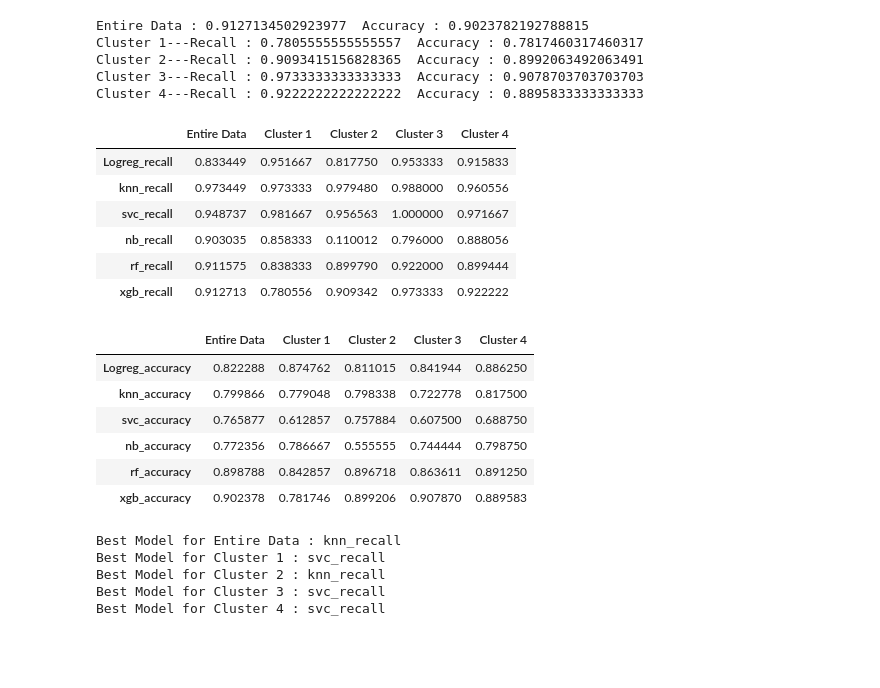
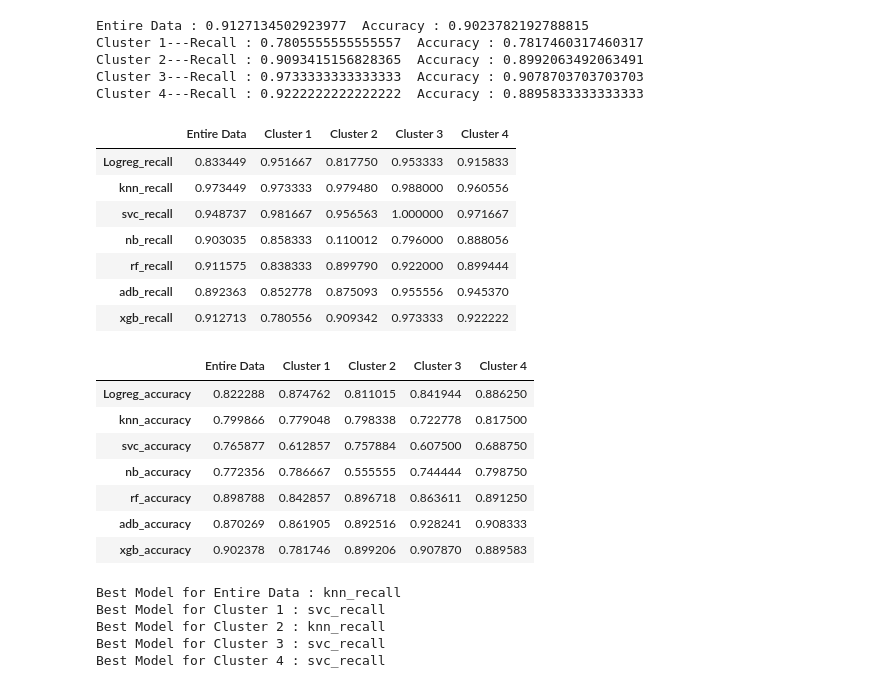
Before and after one commit to Shashank-Sundi/NOTEBOOKS, a Jupyter notebook: INSURANCE-CLAIM-FRAUD.ipynb, the cells around one changed output. Saved outputs shown, nothing was run; the diff lists cells and outputs as text; code cells hidden in the pictures; blank space fills up the shorter version.

```diff
--- a/INSURANCE-CLAIM-FRAUD.ipynb
+++ b/INSURANCE-CLAIM-FRAUD.ipynb
@@ -1006,0 +1077,30 @@ Cluster 4---Recall : 0.8994444444444446  Accuracy : 0.89125
+# %%
+#Trying ADABOOST WITH LOGISTIC REG
+
+from sklearn.ensemble import AdaBoostClassifier
+from sklearn.tree import DecisionTreeClassifier
+
+scores_adb_logreg=[]
+accuracy_adb_logreg=[]
+
+for i in [data,data_c1,data_c2,data_c3,data_c4]:
+        X=i.drop(['fraud_reported'],axis=1)
+        y=i.fraud_reported
+        X_train,X_test,y_train,y_test=train_test_split(X,np.ravel(y),test_size=0.3,random_state=2)
+
+        adb_logreg=AdaBoostClassifier(base_estimator=LogisticRegression(max_iter=1000,solver='newton-cg'), n_estimators=50, learning_rate=0.3, algorithm="SAMME.R")
+        cv=RepeatedStratifiedKFold(n_splits=10, n_repeats=3,random_state=1)
+
+        #collecting recall
+        recall=cross_val_score(adb_logreg,X,y,cv=cv,scoring='recall')
+        scores_adb_logreg.append(recall.mean())
+
+        #collecting accuracy
+        acc=cross_val_score(adb_logreg,X,y,cv=cv,scoring='accuracy')
+        accuracy_adb_logreg.append(acc.mean())
+
+print(f"Entire Data : {scores_adb_logreg[0]}  Accuracy : {accuracy_adb_logreg[0]}")
+print(f"Cluster 1---Recall : {scores_adb_logreg[1]}  Accuracy : {accuracy_adb_logreg[1]}")
+print(f"Cluster 2---Recall : {scores_adb_logreg[2]}  Accuracy : {accuracy_adb_logreg[2]}")
+print(f"Cluster 3---Recall : {scores_adb_logreg[3]}  Accuracy : {accuracy_adb_logreg[3]}")
+print(f"Cluster 4---Recall : {scores_adb_logreg[4]}  Accuracy : {accuracy_adb_logreg[4]}")
@@ -1042,28 +1144,29 @@ Cluster 4---Recall : 0.9222222222222222  Accuracy : 0.8895833333333333
 # %%
 # Comparing Recall Values
 
 recall_vals=pd.DataFrame(data=[scores_logreg,scores_knn,scores_svc,
-                        scores_nb,scores_rf,scores_xgb],
+                        scores_nb,scores_rf,scores_adb,scores_xgb],
                         index=['Logreg_recall','knn_recall','svc_recall',
-                        'nb_recall','rf_recall','xgb_recall'],
+                        'nb_recall','rf_recall','adb_recall','xgb_recall'],
                         columns=['Entire Data','Cluster 1','Cluster 2','Cluster 3','Cluster 4'])
 
 recall_vals
 # %% [output]
 |  | Entire Data | Cluster 1 | Cluster 2 | Cluster 3 | Cluster 4 |
 | Logreg_recall | 0.833449 | 0.951667 | 0.817750 | 0.953333 | 0.915833 |
 | knn_recall | 0.973449 | 0.973333 | 0.979480 | 0.988000 | 0.960556 |
 | svc_recall | 0.948737 | 0.981667 | 0.956563 | 1.000000 | 0.971667 |
 | nb_recall | 0.903035 | 0.858333 | 0.110012 | 0.796000 | 0.888056 |
 | rf_recall | 0.911575 | 0.838333 | 0.899790 | 0.922000 | 0.899444 |
+| adb_recall | 0.892363 | 0.852778 | 0.875093 | 0.955556 | 0.945370 |
 | xgb_recall | 0.912713 | 0.780556 | 0.909342 | 0.973333 | 0.922222 |
 # %%
 # Comparing Accuracy Values
 
 accuracy_vals=pd.DataFrame(data=[accuracy_logreg,accuracy_knn,accuracy_svc,
-                        accuracy_nb,accuracy_rf,accuracy_xgb],
+                        accuracy_nb,accuracy_rf,accuracy_adb,accuracy_xgb],
                         index=['Logreg_accuracy','knn_accuracy','svc_accuracy',
-                        'nb_accuracy','rf_accuracy','xgb_accuracy'],
+                        'nb_accuracy','rf_accuracy','adb_accuracy','xgb_accuracy'],
                         columns=['Entire Data','Cluster 1','Cluster 2','Cluster 3','Cluster 4'])
 
 accuracy_vals
@@ -1074,6 +1177,7 @@ accuracy_vals
 | svc_accuracy | 0.765877 | 0.612857 | 0.757884 | 0.607500 | 0.688750 |
 | nb_accuracy | 0.772356 | 0.786667 | 0.555555 | 0.744444 | 0.798750 |
 | rf_accuracy | 0.898788 | 0.842857 | 0.896718 | 0.863611 | 0.891250 |
+| adb_accuracy | 0.870269 | 0.861905 | 0.892516 | 0.928241 | 0.908333 |
 | xgb_accuracy | 0.902378 | 0.781746 | 0.899206 | 0.907870 | 0.889583 |
 # %%
 for i in recall_vals.columns:
```
Also changed, not shown: parts of 5 cells of this notebook, 1 other file.
